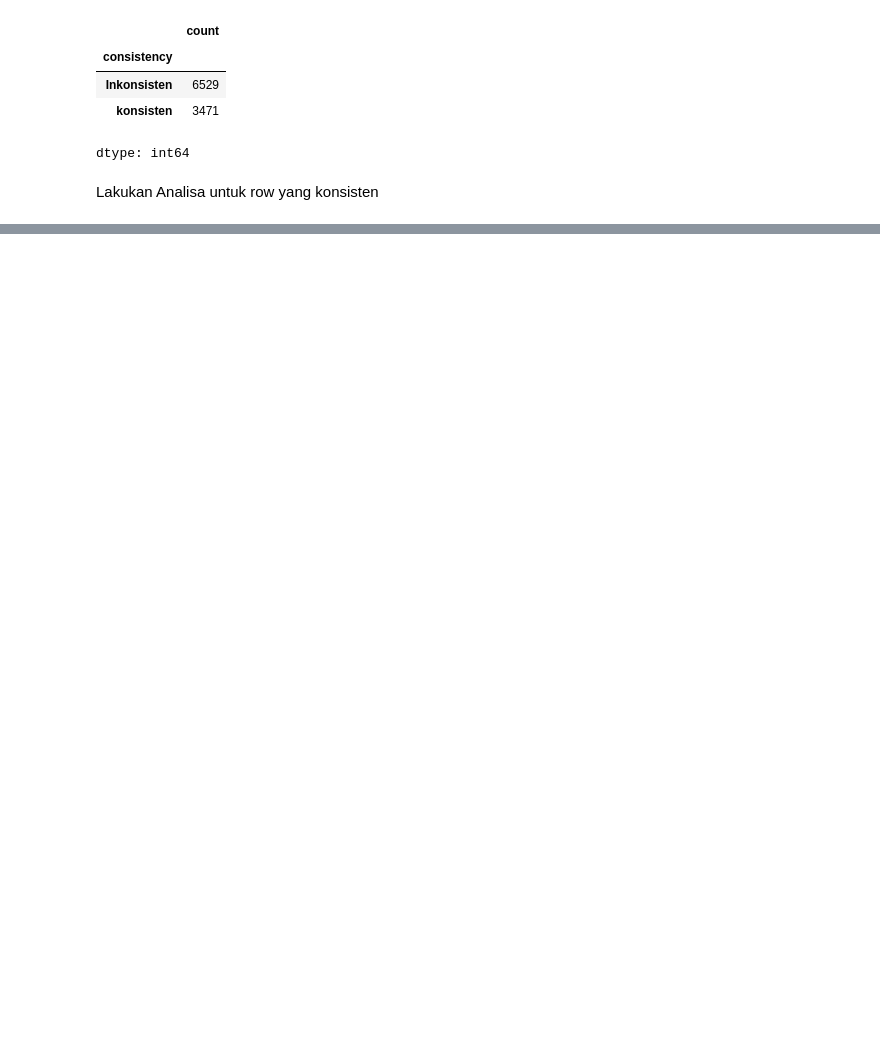
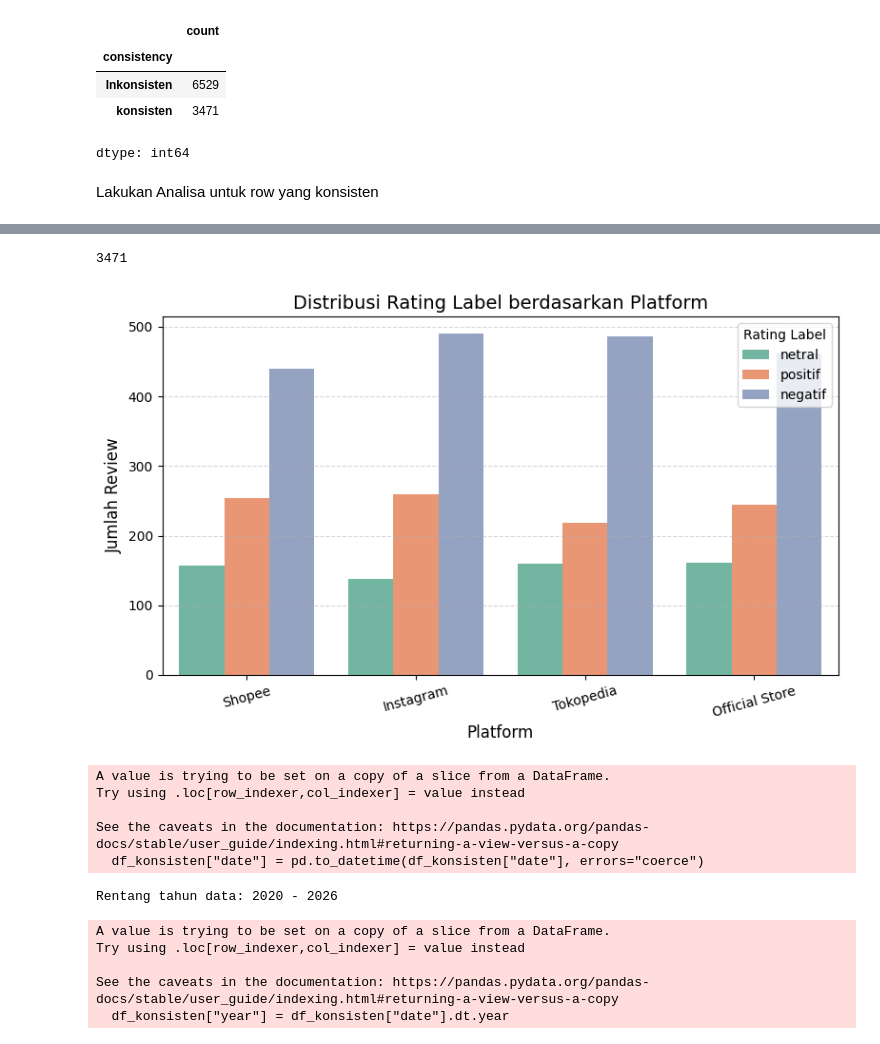
Before and after one commit to fatihdzaki01/GelarRasa_ML, a Jupyter notebook: NLP_GelarRasa.ipynb, the cells around one changed output, grey strips where cells are left out. Drawn from its saved outputs; the diff is of its cells as text; code cells hidden in the pictures; blank space fills up the shorter version.

```diff
--- a/NLP_GelarRasa.ipynb
+++ b/NLP_GelarRasa.ipynb
@@ -138,0 +140,47 @@ Lakukan Analisa untuk row yang konsisten
+# %%
+len(df_konsisten)
+# %% [output]
+3471
+# %%
+#Visualisasi rating_label berdasarkan platform
+
+plt.figure(figsize=(8,5))
+sns.countplot(
+    data=df_konsisten,
+    x="platform",
+    hue="rating_label",
+    palette="Set2"
+)
+plt.title("Distribusi Rating Label berdasarkan Platform", fontsize=14)
+plt.xlabel("Platform", fontsize=12)
+plt.ylabel("Jumlah Review", fontsize=12)
+plt.legend(title="Rating Label", loc="upper right")
+plt.xticks(rotation=15)
+plt.grid(axis='y', linestyle='--', alpha=0.5)
+plt.tight_layout()
+plt.show()
+# %% [output]
+[figure, added]
+# %%
+df_konsisten["date"] = pd.to_datetime(df_konsisten["date"], errors="coerce")
+# %% [output]
+A value is trying to be set on a copy of a slice from a DataFrame.
+Try using .loc[row_indexer,col_indexer] = value instead
+
+See the caveats in the documentation: https://pandas.pydata.org/pandas-docs/stable/user_guide/indexing.html#returning-a-view-versus-a-copy
+  df_konsisten["date"] = pd.to_datetime(df_konsisten["date"], errors="coerce")
+# %%
+tahun_min = df_konsisten["date"].dt.year.min()
+tahun_max = df_konsisten["date"].dt.year.max()
+
+print("Rentang tahun data:", tahun_min, "-", tahun_max)
+# %% [output]
+Rentang tahun data: 2020 - 2026
+# %%
+df_konsisten["year"] = df_konsisten["date"].dt.year
+# %% [output]
+A value is trying to be set on a copy of a slice from a DataFrame.
+Try using .loc[row_indexer,col_indexer] = value instead
+
+See the caveats in the documentation: https://pandas.pydata.org/pandas-docs/stable/user_guide/indexing.html#returning-a-view-versus-a-copy
+  df_konsisten["year"] = df_konsisten["date"].dt.year
```
Also changed, not shown: parts of 5 cells of this notebook.
